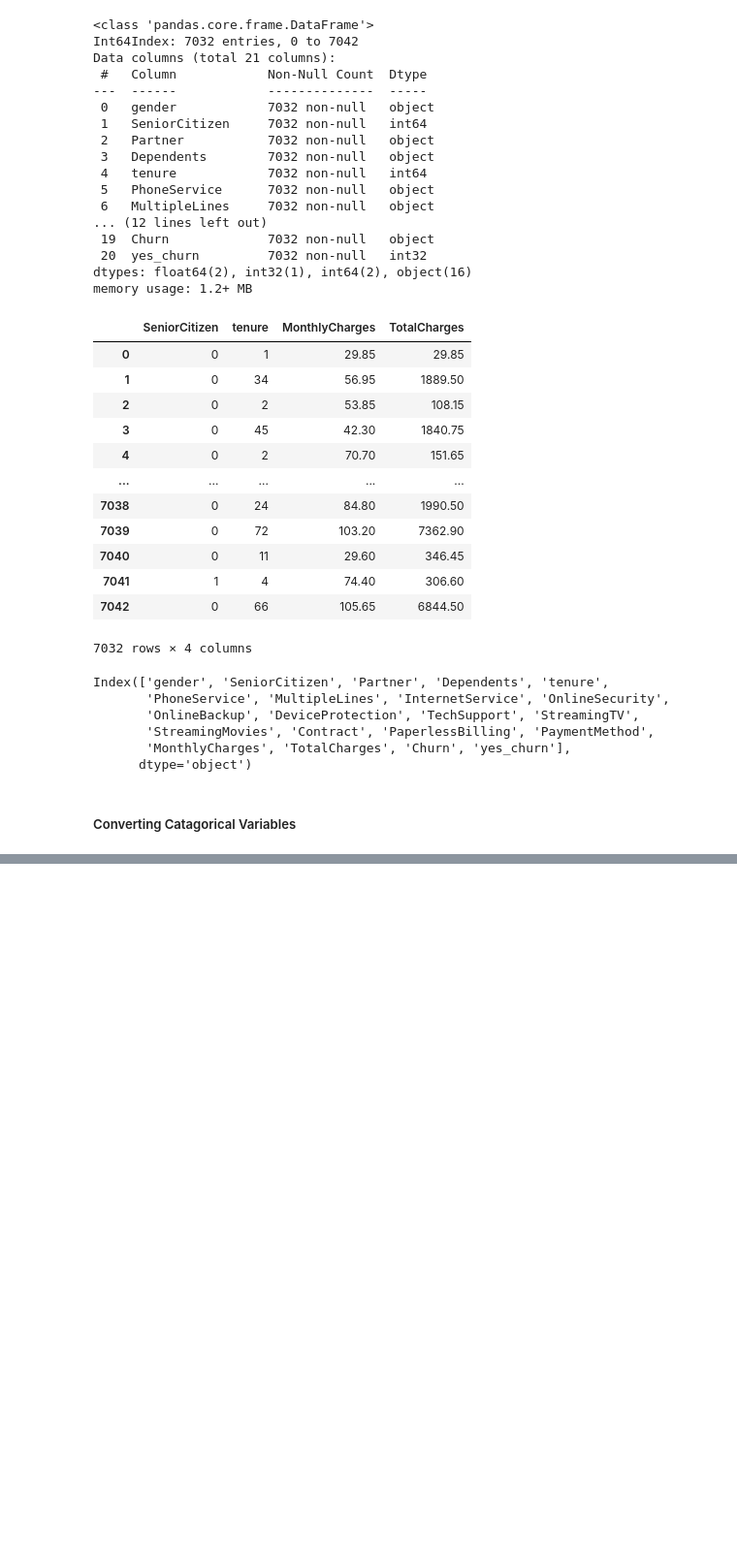
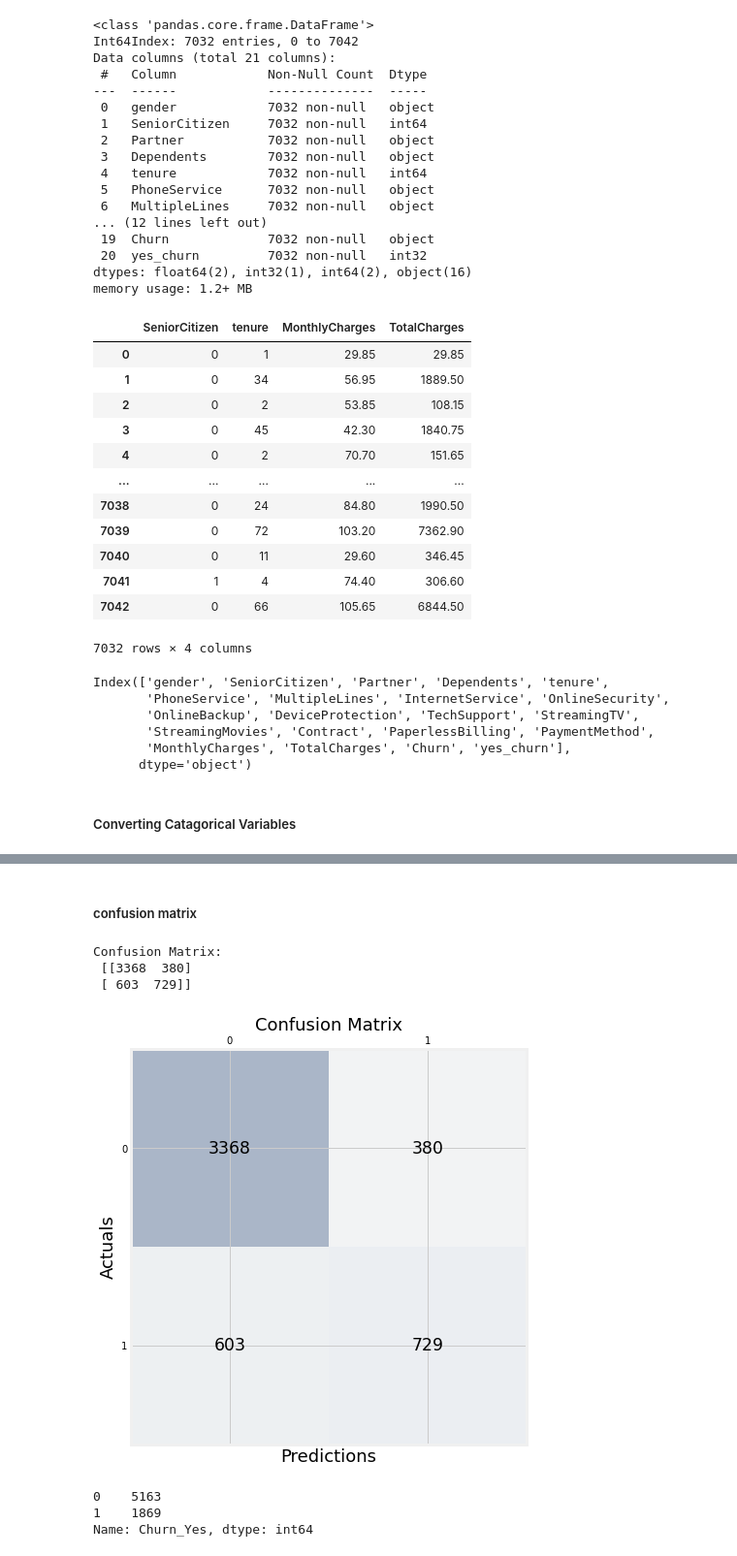
Before and after one commit to kinghenderson/Phase_3_Project, a Jupyter notebook: Model.ipynb, the cells around one changed output, grey strips where cells are left out. Shown at 97% size. Saved outputs shown, nothing was run; the diff lists cells and outputs as text; code cells hidden in the pictures; blank space fills up the shorter version.

```diff
--- a/Model.ipynb
+++ b/Model.ipynb
@@ -415,2 +442,3 @@ X= joined_df
 # %%
-X_train, X_test, y_train, y_test = train_test_split(X, y, random_state = 42)
+X_tr, X_test, y_tr, y_test = train_test_split(X, y, test_size=.15, random_state=2021)
+#X_train, X_test, y_train, y_test = train_test_split(X, y, test_size= 0.3, random_state =42)
@@ -416,0 +447,2 @@ X_train, X_test, y_train, y_test = train_test_split(X, y, random_state = 42)
+# %%
+X_train, X_val, y_train, y_val = train_test_split(X_tr, y_tr, test_size=.15, random_state=2021)
@@ -416,0 +451,3 @@ X_train, X_test, y_train, y_test = train_test_split(X, y, random_state = 42)
+# %%
+logreg = LogisticRegression()
+logreg.fit(X_train, y_train)
@@ -416,0 +478,28 @@ X_train, X_test, y_train, y_test = train_test_split(X, y, random_state = 42)
+# %% [markdown]
+##### confusion matrix
+# %%
+cnf_matrix = confusion_matrix(y_train, logreg.predict(X_train))
+print('Confusion Matrix: \n', cnf_matrix)
+# %% [output]
+Confusion Matrix:
+ [[3368  380]
+ [ 603  729]]
+# %%
+fig, ax = plt.subplots(figsize=(7.5, 7.5))
+ax.matshow(cnf_matrix, cmap=plt.cm.Blues, alpha=0.3)
+for i in range(cnf_matrix.shape[0]):
+    for j in range(cnf_matrix.shape[1]):
+        ax.text(x=j, y=i,s=cnf_matrix[i, j], va='center', ha='center', size='xx-large')
+
+plt.xlabel('Predictions', fontsize=18)
+plt.ylabel('Actuals', fontsize=18)
+plt.title('Confusion Matrix', fontsize=18)
+plt.show()
+# %% [output]
+[figure, added]
+# %%
+y.value_counts()
+# %% [output]
+0    5163
+1    1869
+Name: Churn_Yes, dtype: int64
```
Also changed, not shown: parts of 29 cells of this notebook.
